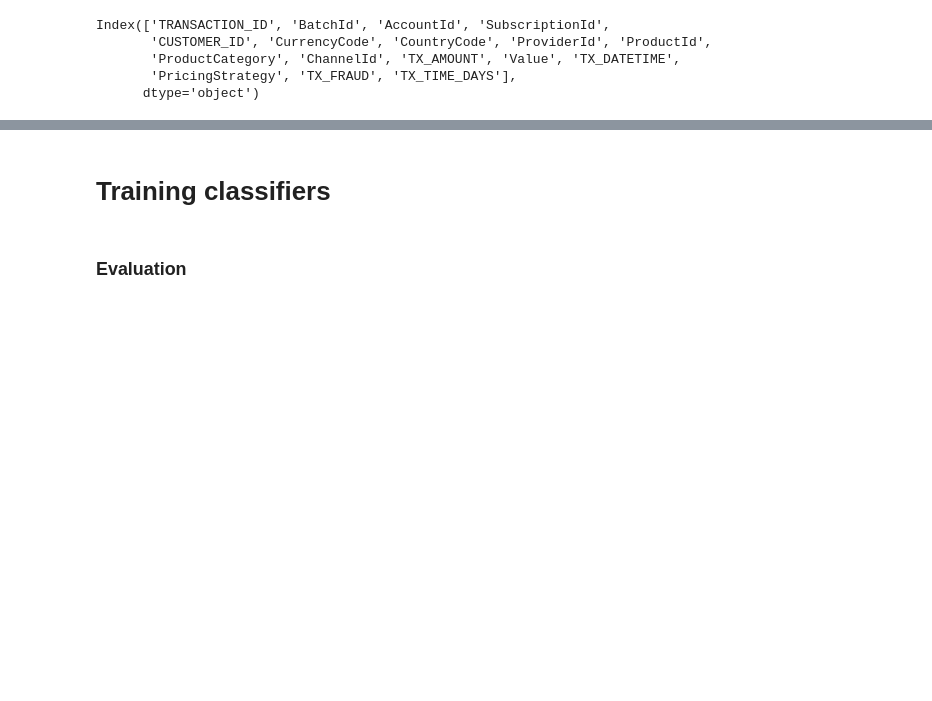
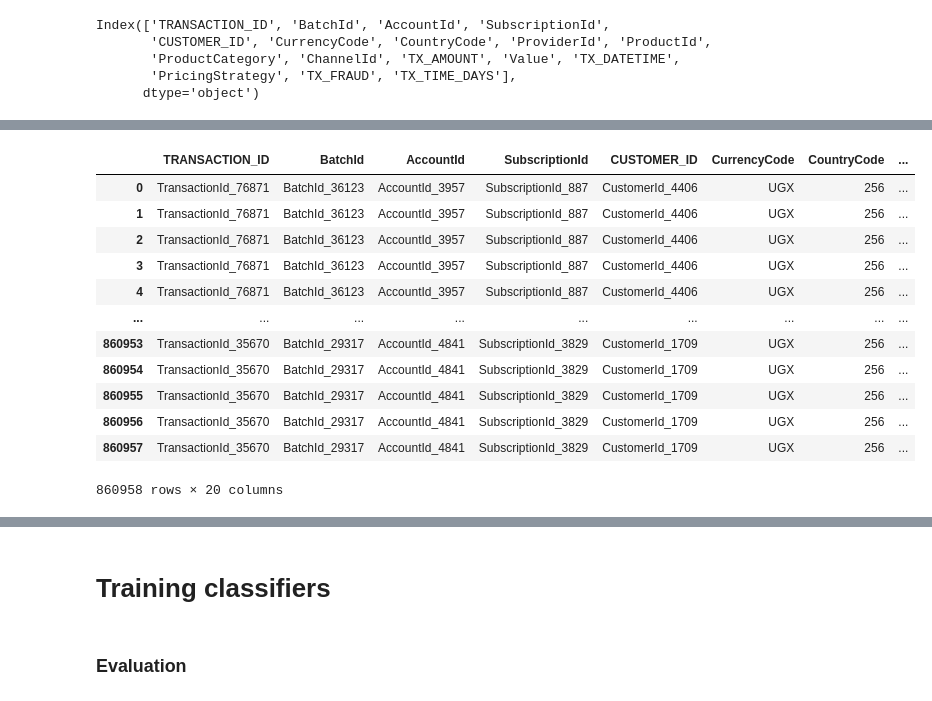
Before and after one commit to FadelMamar/fraud-detection-galsen, a Jupyter notebook: notebooks/EDA.ipynb, the cells around one changed output, grey strips where cells are left out. Cells and saved outputs as stored; diff of their text form; code cells hidden in the pictures; blank space fills up the shorter version.

```diff
--- a/notebooks/EDA.ipynb
+++ b/notebooks/EDA.ipynb
@@ -687 +792,4 @@ np.int64(46)
+# %%
+pred_data = load_data(r"D:\fraud-detection-galsen\data\test.csv")
+train_data = load_data(r"D:\fraud-detection-galsen\data\training.csv")
 # %%
@@ -760,0 +846,6 @@ data[0][0].shape, data[0][1].shape, len(data[1])
+# %%
+dummy = train_data.groupby('CustomerUID')["ProductCategory"].apply(
+                lambda x: x.value_counts()
+                ).reset_index().rename(columns={'level_1':'ProductCategory_perClient'})
+
+dummy
@@ -760,0 +866,16 @@ data[0][0].shape, data[0][1].shape, len(data[1])
+# %%
+train_data.merge(dummy,on='CustomerUID',how='left')
+# %% [output]
+|  | TRANSACTION_ID | BatchId | AccountId | SubscriptionId | CUSTOMER_ID | CurrencyCode | CountryCode | ... |
+| 0 | TransactionId_76871 | BatchId_36123 | AccountId_3957 | SubscriptionId_887 | CustomerId_4406 | UGX | 256 | ... |
+| 1 | TransactionId_76871 | BatchId_36123 | AccountId_3957 | SubscriptionId_887 | CustomerId_4406 | UGX | 256 | ... |
+| 2 | TransactionId_76871 | BatchId_36123 | AccountId_3957 | SubscriptionId_887 | CustomerId_4406 | UGX | 256 | ... |
+| 3 | TransactionId_76871 | BatchId_36123 | AccountId_3957 | SubscriptionId_887 | CustomerId_4406 | UGX | 256 | ... |
+| 4 | TransactionId_76871 | BatchId_36123 | AccountId_3957 | SubscriptionId_887 | CustomerId_4406 | UGX | 256 | ... |
+| ... | ... | ... | ... | ... | ... | ... | ... | ... |
+| 860953 | TransactionId_35670 | BatchId_29317 | AccountId_4841 | SubscriptionId_3829 | CustomerId_1709 | UGX | 256 | ... |
+| 860954 | TransactionId_35670 | BatchId_29317 | AccountId_4841 | SubscriptionId_3829 | CustomerId_1709 | UGX | 256 | ... |
+| 860955 | TransactionId_35670 | BatchId_29317 | AccountId_4841 | SubscriptionId_3829 | CustomerId_1709 | UGX | 256 | ... |
+| 860956 | TransactionId_35670 | BatchId_29317 | AccountId_4841 | SubscriptionId_3829 | CustomerId_1709 | UGX | 256 | ... |
+| 860957 | TransactionId_35670 | BatchId_29317 | AccountId_4841 | SubscriptionId_3829 | CustomerId_1709 | UGX | 256 | ... |
+860958 rows × 20 columns
```
Also changed, not shown: parts of 65 cells of this notebook, 12 other files.
